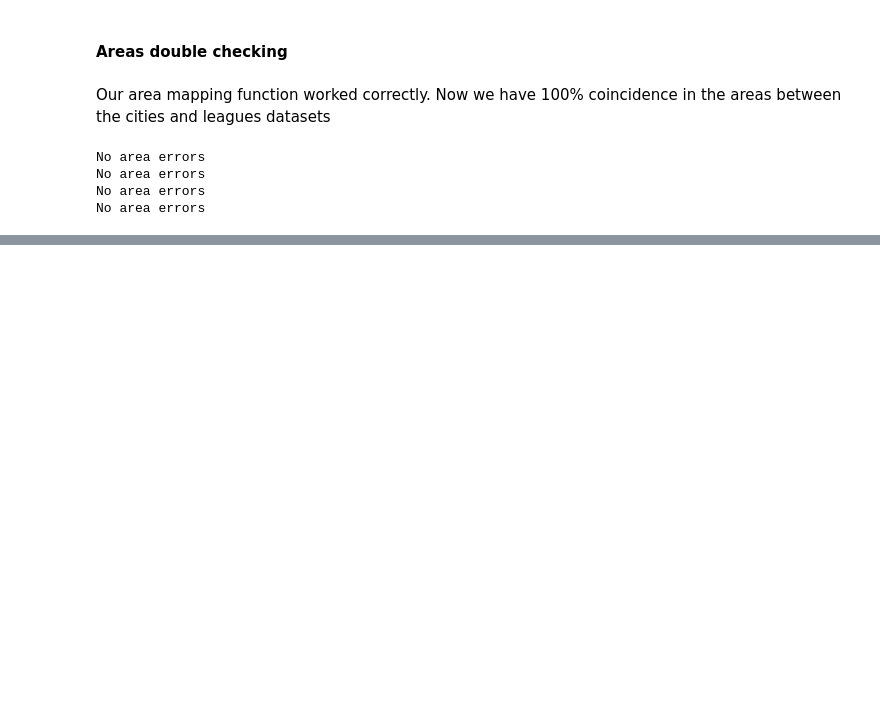
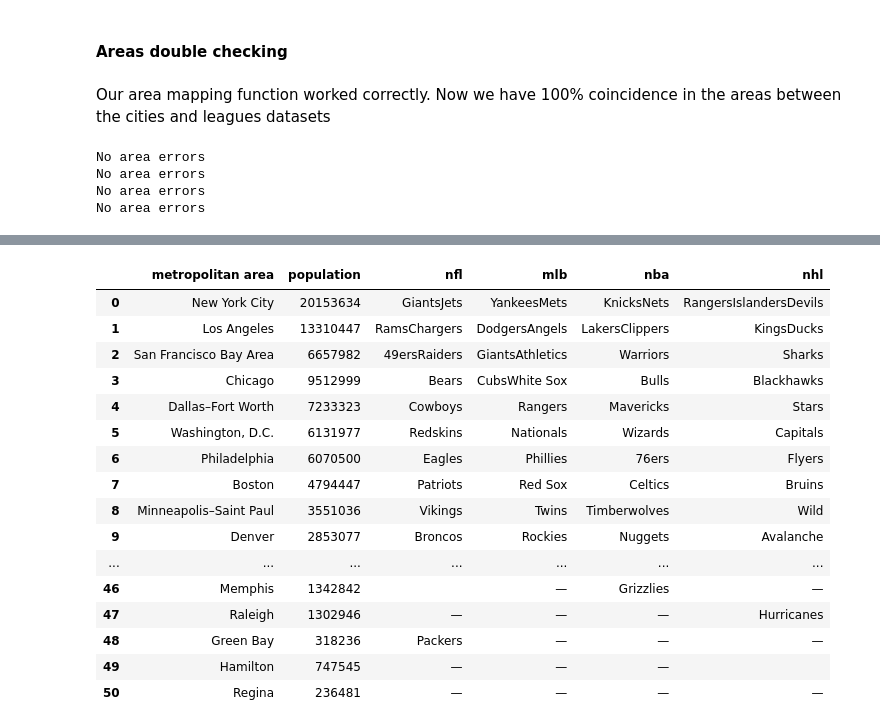
Before and after one commit to kevinmiguel97/Regions-sport-teams-anlysis, a Jupyter notebook: Regions_analysis.ipynb, the cells around one changed output, grey strips where cells are left out. Cells and saved outputs as stored; diff of their text form; code cells hidden in the pictures; blank space fills up the shorter version.

```diff
--- a/Regions_analysis.ipynb
+++ b/Regions_analysis.ipynb
@@ -366,0 +391,20 @@ No area errors
+# %%
+cities
+# %% [output]
+|  | metropolitan area | population | nfl | mlb | nba | nhl |
+| 0 | New York City | 20153634 | GiantsJets | YankeesMets | KnicksNets | RangersIslandersDevils |
+| 1 | Los Angeles | 13310447 | RamsChargers | DodgersAngels | LakersClippers | KingsDucks |
+| 2 | San Francisco Bay Area | 6657982 | 49ersRaiders | GiantsAthletics | Warriors | Sharks |
+| 3 | Chicago | 9512999 | Bears | CubsWhite Sox | Bulls | Blackhawks |
+| 4 | Dallas–Fort Worth | 7233323 | Cowboys | Rangers | Mavericks | Stars |
+| 5 | Washington, D.C. | 6131977 | Redskins | Nationals | Wizards | Capitals |
+| 6 | Philadelphia | 6070500 | Eagles | Phillies | 76ers | Flyers |
+| 7 | Boston | 4794447 | Patriots | Red Sox | Celtics | Bruins |
+| 8 | Minneapolis–Saint Paul | 3551036 | Vikings | Twins | Timberwolves | Wild |
+| 9 | Denver | 2853077 | Broncos | Rockies | Nuggets | Avalanche |
+| ... | ... | ... | ... | ... | ... | ... |
+| 46 | Memphis | 1342842 |  | — | Grizzlies | — |
+| 47 | Raleigh | 1302946 | — | — | — | Hurricanes |
+| 48 | Green Bay | 318236 | Packers | — | — | — |
+| 49 | Hamilton | 747545 | — | — | — |  |
+| 50 | Regina | 236481 | — | — | — | — |
```
Also changed, not shown: parts of 2 cells of this notebook.
